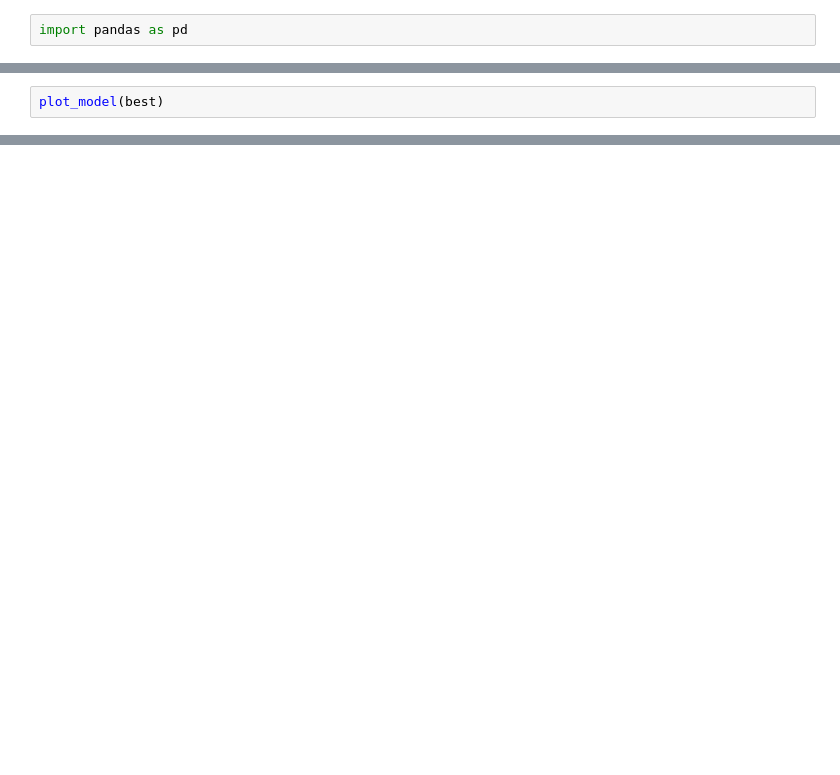
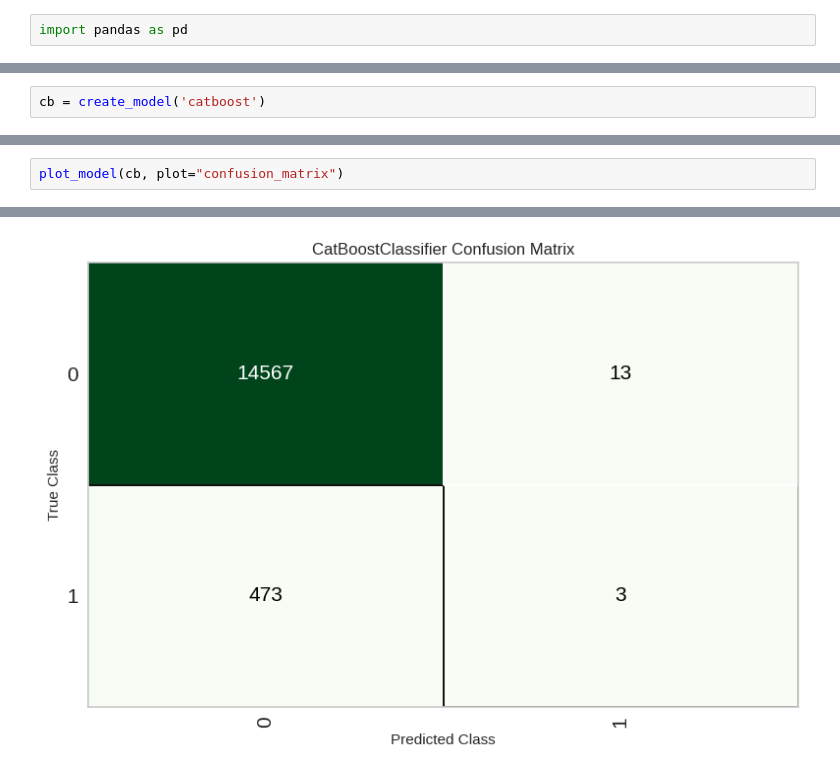
Before and after one commit to hafermoraes/dadossurdos, a Jupyter notebook: analyses/pns2019_libras.ipynb, the cells around one changed output, grey strips where cells are left out. Saved outputs shown, nothing was run; the diff lists cells and outputs as text; blank space fills up the shorter version.

```diff
--- a/analyses/pns2019_libras.ipynb
+++ b/analyses/pns2019_libras.ipynb
@@ -81,5 +118,5 @@ best = compare_models()
 [interactive output not drawn]
 # %%
-plot_model(best)
+cb = create_model('catboost')
 # %% [output]
 [interactive output not drawn]
@@ -86,0 +138,3 @@ plot_model(best)
+# %%
+plot_model(cb, plot="confusion_matrix")
+# %% [output]
@@ -86,0 +142 @@ plot_model(best)
+[figure, added]
```
Also changed, not shown: parts of 11 cells of this notebook.
